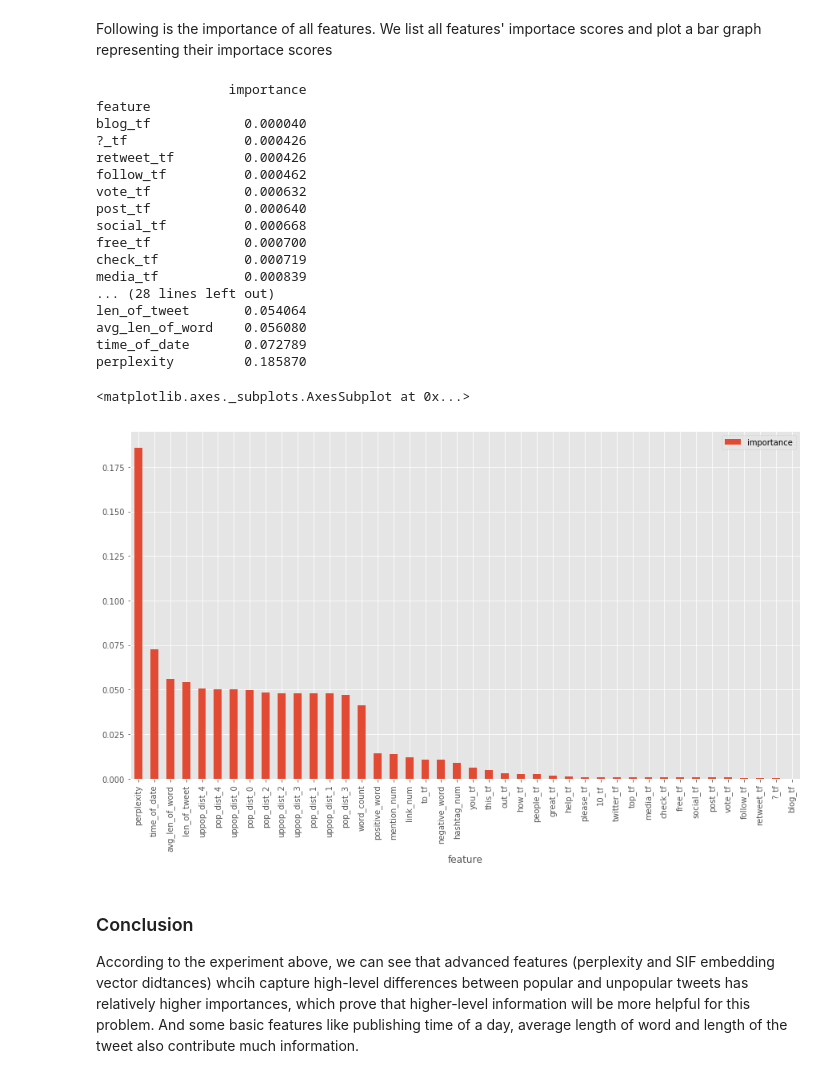
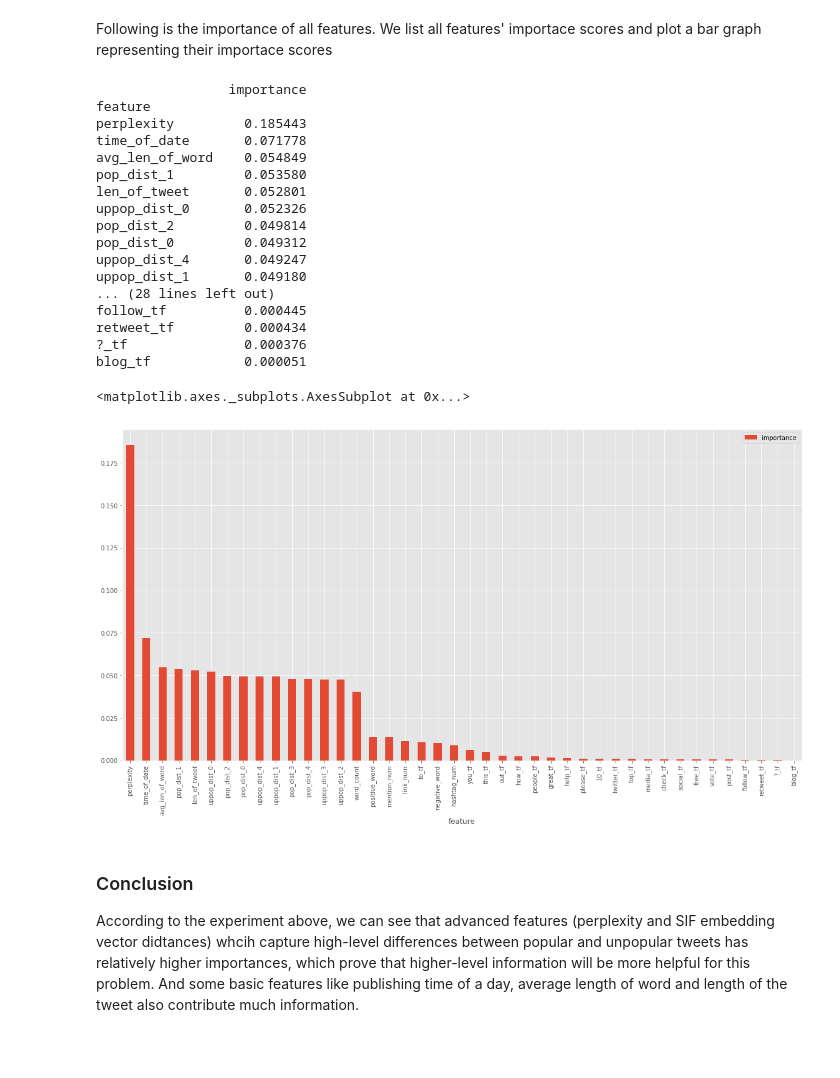
Before and after one commit to DeanChensj/retweet-prediction, a Jupyter notebook: report.ipynb, the cells around one changed output. Drawn from its saved outputs; the diff is of its cells as text; code cells hidden in the pictures; blank space fills up the shorter version.

```diff
--- a/report.ipynb
+++ b/report.ipynb
@@ -387,28 +386,28 @@ Following is the importance of all features. We list all features' importace sco
 # %%
 feature_importance=pd.DataFrame({"importance":clf.feature_importances_,"feature":train_data[feature_columns].columns})
 feature_importance=feature_importance.set_index("feature")
-print(feature_importance.sort_values(by="importance"))
-feature_importance.sort_values(by="importance",ascending=False).plot.bar()
+print(feature_importance.sort_values(by="importance",ascending=False))
+feature_importance.sort_values(by="importance",ascending=False).plot.bar(figsize=(20,10))
 # %% [output]
                  importance
 feature
-blog_tf            0.000040
-?_tf               0.000426
-retweet_tf         0.000426
-follow_tf          0.000462
-vote_tf            0.000632
-post_tf            0.000640
-social_tf          0.000668
-free_tf            0.000700
-check_tf           0.000719
-media_tf           0.000839
+perplexity         0.185443
+time_of_date       0.071778
+avg_len_of_word    0.054849
+pop_dist_1         0.053580
+len_of_tweet       0.052801
+uppop_dist_0       0.052326
+pop_dist_2         0.049814
+pop_dist_0         0.049312
+uppop_dist_4       0.049247
+uppop_dist_1       0.049180
 ... (28 lines left out)
-len_of_tweet       0.054064
-avg_len_of_word    0.056080
-time_of_date       0.072789
-perplexity         0.185870
+follow_tf          0.000445
+retweet_tf         0.000434
+?_tf               0.000376
+blog_tf            0.000051
 <matplotlib.axes._subplots.AxesSubplot at 0x...>
-[figure, old version]
+[figure, new version]
 # %% [markdown]
 ### Conclusion
 According to the experiment above, we can see that advanced features (perplexity and SIF embedding vector didtances) whcih capture high-level differences between popular and unpopular tweets has relatively higher importances, which prove that higher-level information will be more helpful for this problem. And some basic features like publishing time of a day, average length of word and length of the tweet also contribute much information.
```
Also changed, not shown: parts of 2 cells of this notebook.
